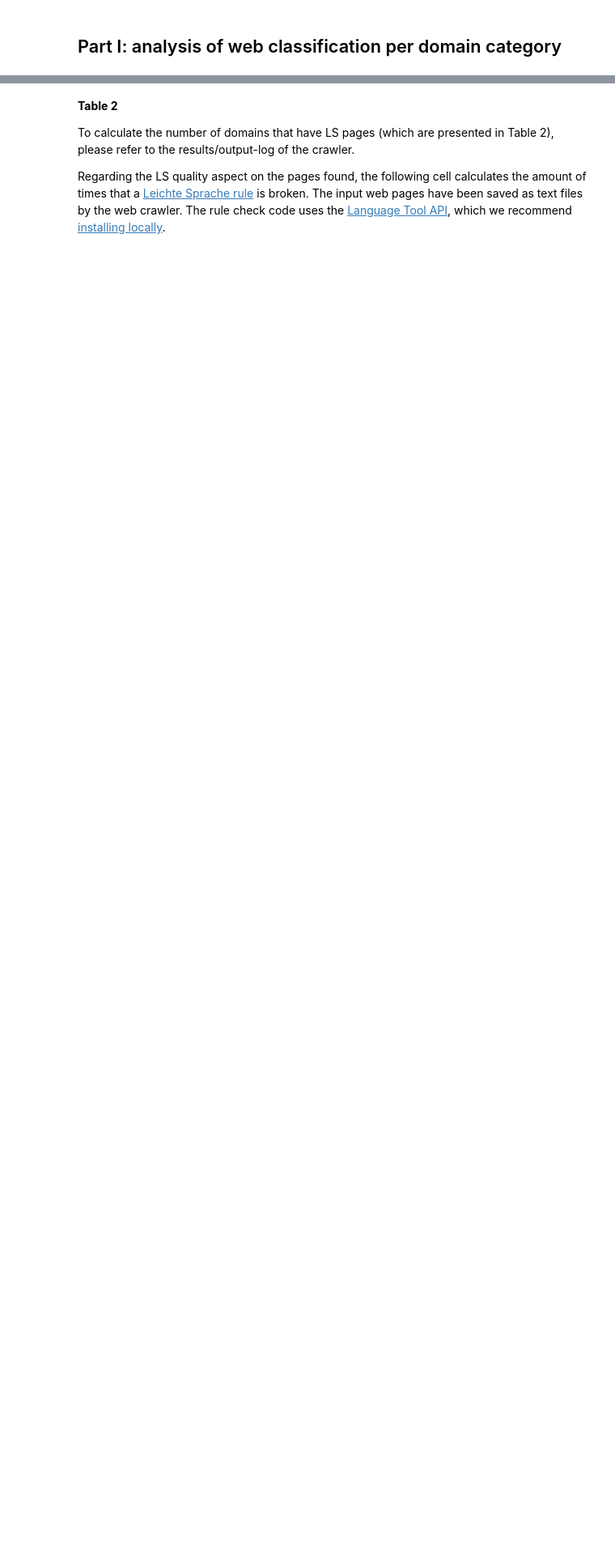
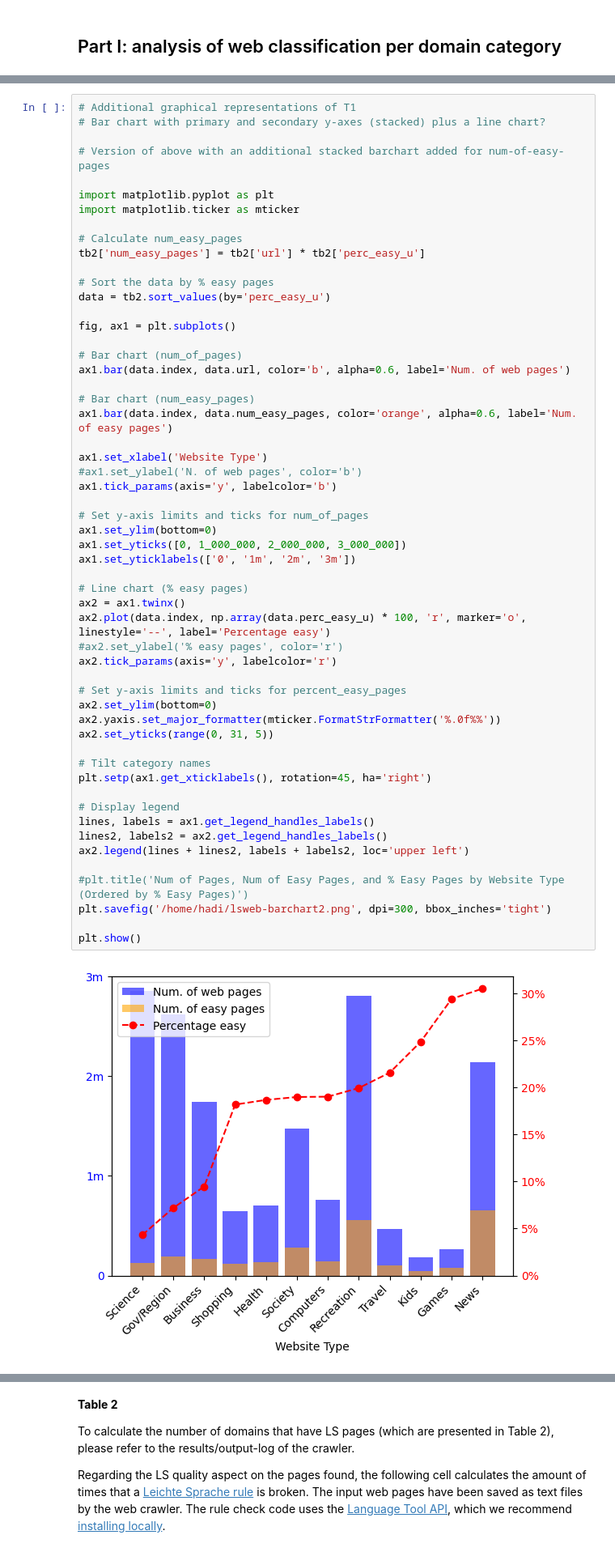
Before and after one commit to hadiasghari/lsweb23, a Jupyter notebook: 5.paper-analysis.ipynb, the cells around one changed output, grey strips where cells are left out. Shown at 81% size. Saved outputs shown, nothing was run; the diff lists cells and outputs as text; blank space fills up the shorter version.

Commit message:
added graph for paper

```diff
--- a/5.paper-analysis.ipynb
+++ b/5.paper-analysis.ipynb
@@ -157,6 +132,63 @@ tb2.get(['perc_easy_u']).plot(kind='bar')
 0.15524968879432044
 <Axes: xlabel='domcat'>
 [figure]
+# %%
+# Additional graphical representations of T1
+# Bar chart with primary and secondary y-axes (stacked) plus a line chart?
+
+# Version of above with an additional stacked barchart added for num-of-easy-pages
+
+import matplotlib.pyplot as plt
+import matplotlib.ticker as mticker
+
+# Calculate num_easy_pages
+tb2['num_easy_pages'] = tb2['url'] * tb2['perc_easy_u']
+
+# Sort the data by % easy pages
+data = tb2.sort_values(by='perc_easy_u')
+
+fig, ax1 = plt.subplots()
+
+# Bar chart (num_of_pages)
+ax1.bar(data.index, data.url, color='b', alpha=0.6, label='Num. of web pages')
+
+# Bar chart (num_easy_pages)
+ax1.bar(data.index, data.num_easy_pages, color='orange', alpha=0.6, label='Num. of easy pages')
+
+ax1.set_xlabel('Website Type')
+#ax1.set_ylabel('N. of web pages', color='b')
+ax1.tick_params(axis='y', labelcolor='b')
+
+# Set y-axis limits and ticks for num_of_pages
+ax1.set_ylim(bottom=0)
+ax1.set_yticks([0, 1_000_000, 2_000_000, 3_000_000])
+ax1.set_yticklabels(['0', '1m', '2m', '3m'])
+
+# Line chart (% easy pages)
+ax2 = ax1.twinx()
+ax2.plot(data.index, np.array(data.perc_easy_u) * 100, 'r', marker='o', linestyle='--', label='Percentage easy')
+#ax2.set_ylabel('% easy pages', color='r')
+ax2.tick_params(axis='y', labelcolor='r')
+
+# Set y-axis limits and ticks for percent_easy_pages
+ax2.set_ylim(bottom=0)
+ax2.yaxis.set_major_formatter(mticker.FormatStrFormatter('%.0f%%'))
+ax2.set_yticks(range(0, 31, 5))
+
+# Tilt category names
+plt.setp(ax1.get_xticklabels(), rotation=45, ha='right')
+
+# Display legend
+lines, labels = ax1.get_legend_handles_labels()
+lines2, labels2 = ax2.get_legend_handles_labels()
+ax2.legend(lines + lines2, labels + labels2, loc='upper left')
+
+#plt.title('Num of Pages, Num of Easy Pages, and % Easy Pages by Website Type (Ordered by % Easy Pages)')
+plt.savefig('/home/hadi/lsweb-barchart2.png', dpi=300, bbox_inches='tight')
+
+plt.show()
+# %% [output]
+[figure, added]
 # %% [markdown]
 ## Part II: Analysis of LS web crawl
 
```
Also changed, not shown: parts of 5 cells of this notebook.
